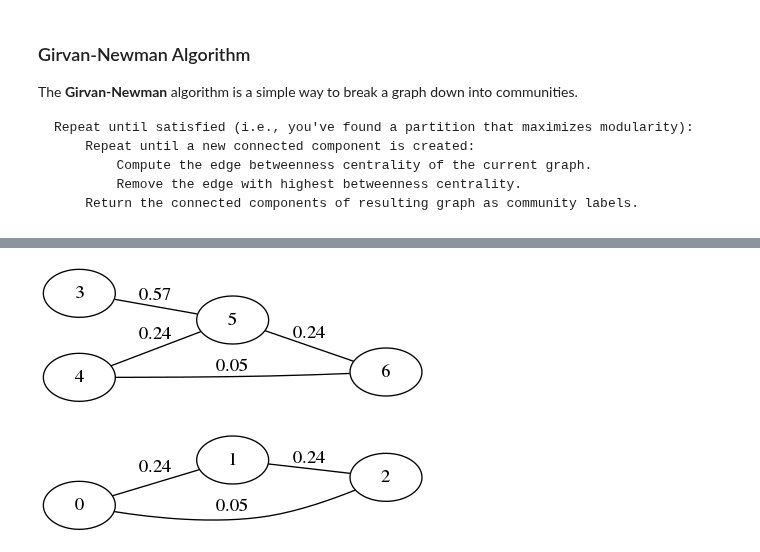
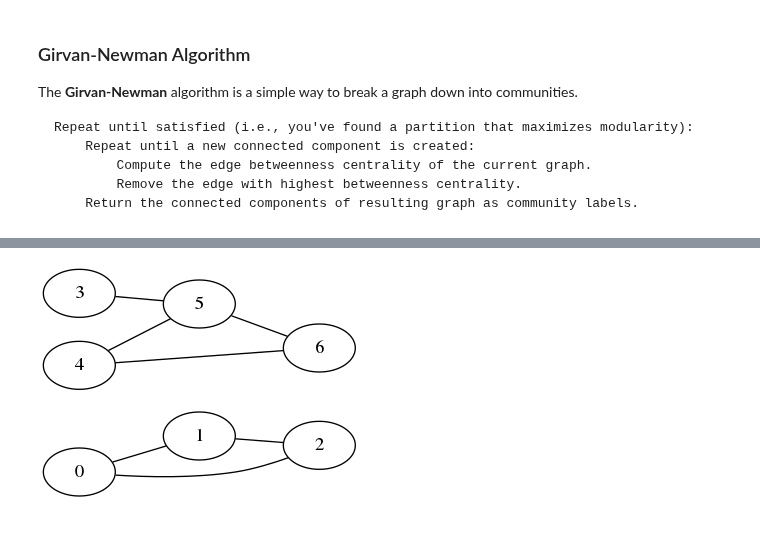
Before and after one commit to wmarshall484/DSI_LECTURES_2, a Jupyter notebook: graphs/moses_marsh/graphs_lecture.ipynb, the cells around one changed output, grey strips where cells are left out. Saved outputs shown, nothing was run; the diff lists cells and outputs as text; code cells hidden in the pictures.

Commit message:
update moses graph notes

```diff
--- a/graphs/moses_marsh/graphs_lecture.ipynb
+++ b/graphs/moses_marsh/graphs_lecture.ipynb
@@ -809,9 +813,10 @@ nxpd.draw(G_triangle, show='ipynb')
 # %%
 G_triangle.remove_edge(1, 3)
 # %%
+gt.remove_labels(G_triangle, nodes=False)
 nxpd.draw(G_triangle, show='ipynb')
 # %% [output]
-[figure, old version]
+[figure, new version]
 # %%
 between_centralities = gt.format_dict_of_floats(nx.edge_betweenness_centrality(G_triangle))
 gt.label_edges(G_triangle, between_centralities)
```
Also changed, not shown: parts of 24 cells of this notebook, 1 other file.
